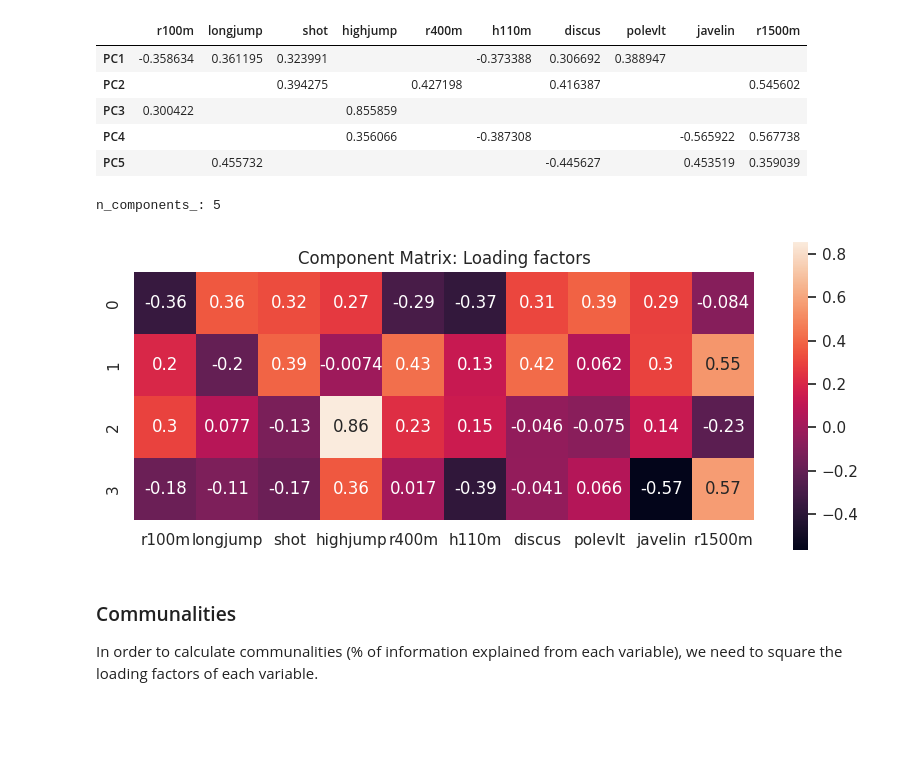
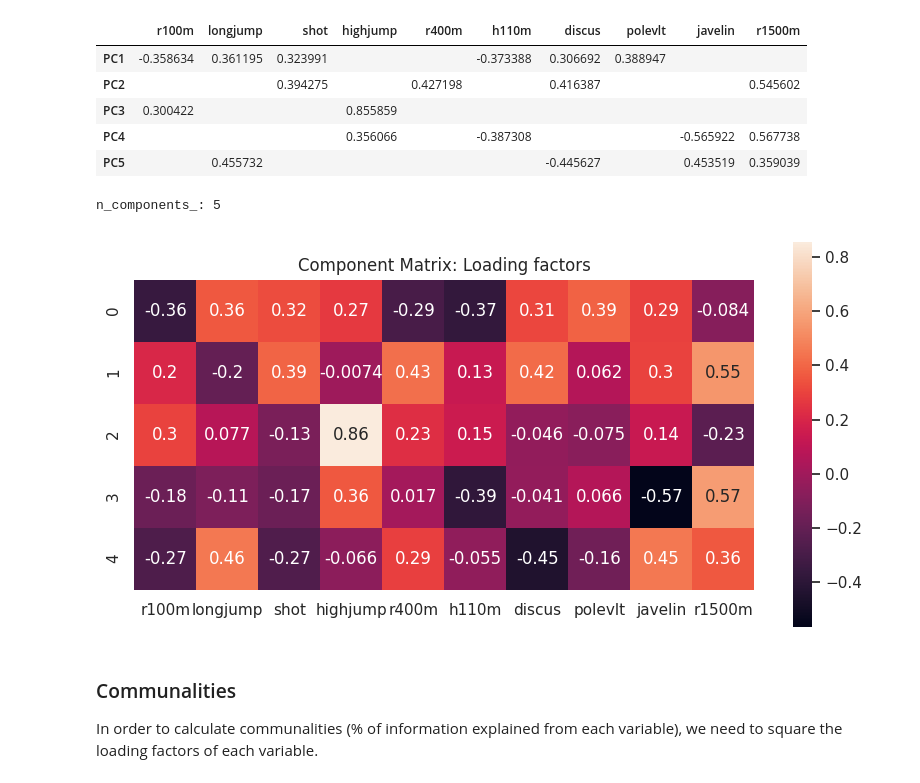
Before and after one commit to nerealegui/Python-Data-Analysis, a Jupyter notebook: ml_scripts/dimension_reduction_olympics.ipynb, the cells around one changed output. Drawn from its saved outputs; the diff is of its cells as text; code cells hidden in the pictures; blank space fills up the shorter version.

```diff
--- a/ml_scripts/dimension_reduction_olympics.ipynb
+++ b/ml_scripts/dimension_reduction_olympics.ipynb
@@ -431,26 +429,26 @@ dfloading2
 | PC5 |  | 0.455732 |  |  |  |  | -0.445627 |  | 0.453519 | 0.359039 |
 # %%
 print("n_components_:", sklearn_pca_final.n_components_)
-n_components_to_show = 4 if sklearn_pca_final.n_components_ > 4 else sklearn_pca_final.n_components_
+n_components_to_show = 5 if sklearn_pca_final.n_components_ > 5 else sklearn_pca_final.n_components_
 n_input_features = sklearn_pca_final.components_.shape[1]  # Get the number of input features
 
 # Create the DataFrame for PCA components
 decomp_df = pd.DataFrame(sklearn_pca_final.components_[:n_components_to_show], columns=df.columns[:n_input_features])
 
 # Limit the number of input features to 10 if there are more
 if decomp_df.shape[1] > 10:
     decomp_df = decomp_df[decomp_df.columns[:10]]  # Only show up to 10 features
 
 # Plot the heatmap
 fig = plt.figure(figsize=(decomp_df.shape[1], n_components_to_show))  # Adjust figure size based on actual data
 sns.set(font_scale=1)
 sns.heatmap(decomp_df, square=True, annot=True).set(title='Component Matrix: Loading factors')
 sns.set(font_scale=1)
 
 plt.show()
 # %% [output]
 n_components_: 5
-[figure, old version]
+[figure, new version]
 # %% [markdown]
 ### Communalities
 In order to calculate communalities (% of information explained from each variable), we need to square the loading factors of each variable.
```
Also changed, not shown: parts of 5 cells of this notebook, 1 other file.
